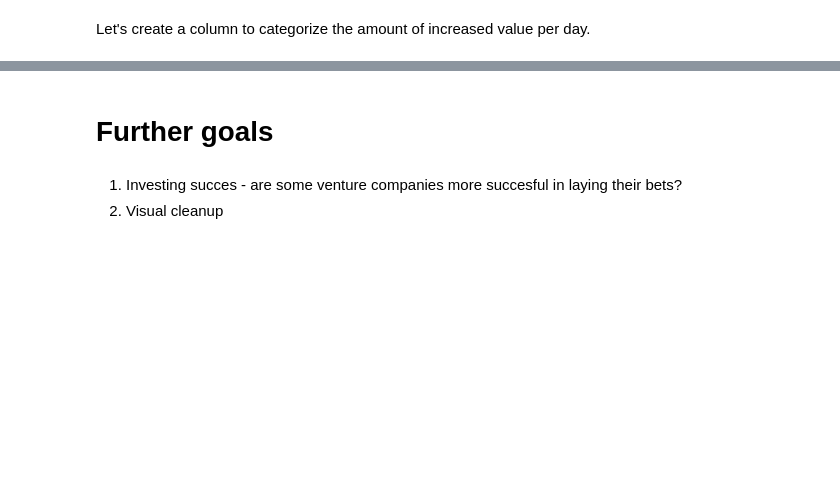
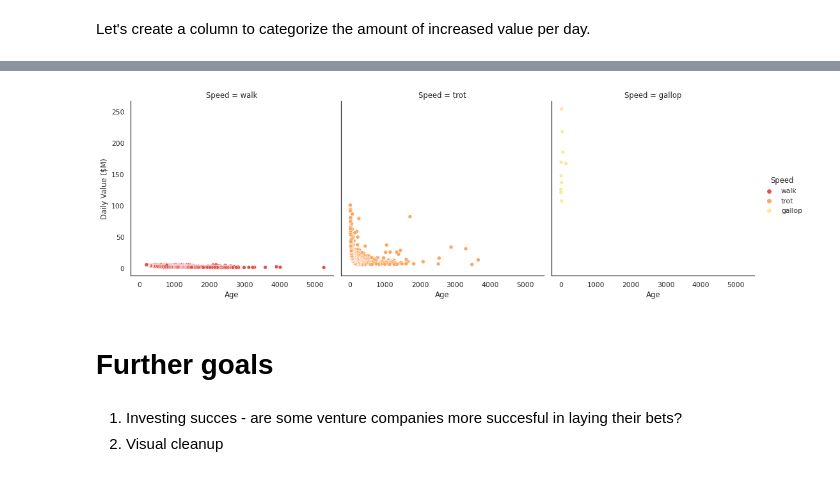
Before and after one commit to niekvanderzwaag/Unicorn, a Jupyter notebook: Unicorn_EDA.ipynb, the cells around one changed output, grey strips where cells are left out. Cells and saved outputs as stored; diff of their text form; code cells hidden in the pictures; blank space fills up the shorter version.

```diff
--- a/Unicorn_EDA.ipynb
+++ b/Unicorn_EDA.ipynb
@@ -310,3 +309,7 @@ sns.scatterplot(data=unicorn, x = 'Age', y = 'Daily Value ($M)', hue='Speed', pa
+# %%
+sns.relplot(data=unicorn, x = 'Age', y = 'Daily Value ($M)', hue='Speed', col = 'Speed');
+# %% [output]
+[figure, added]
 # %% [markdown]
 <h1 id="goals">
 Further goals
```
Also changed, not shown: parts of 2 cells of this notebook, 1 other file.
